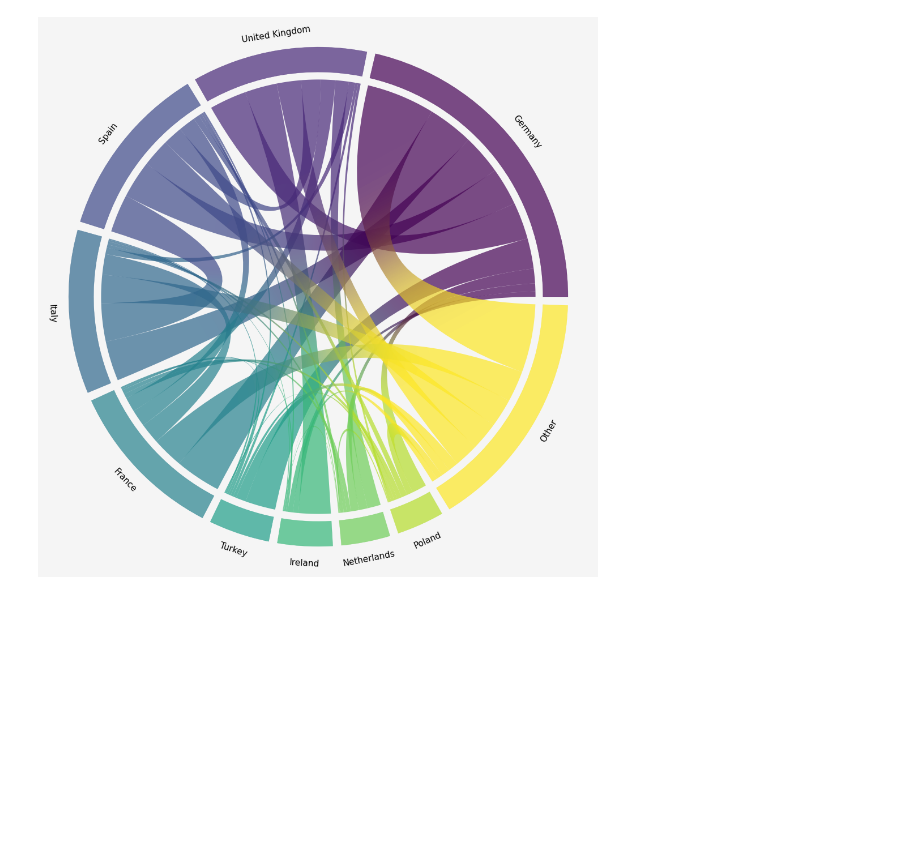
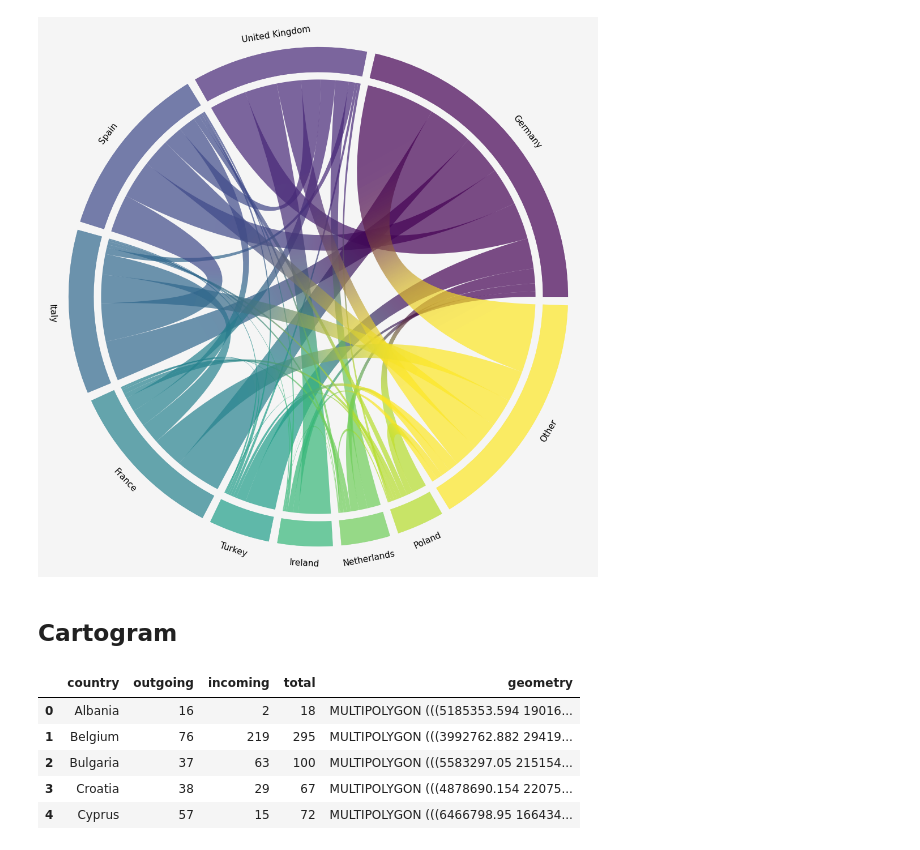
Before and after one commit to VSebastian8/cartography, a Jupyter notebook: portfolio/erasmus.ipynb, the cells around one changed output. Drawn from its saved outputs; the diff is of its cells as text; code cells hidden in the pictures; blank space fills up the shorter version.

```diff
--- a/portfolio/erasmus.ipynb
+++ b/portfolio/erasmus.ipynb
@@ -411,3 +411,57 @@ plt.tight_layout()
 plt.show()
 # %% [output]
 [figure]
+# %% [markdown]
+## Cartogram
+# %%
+# Count outgoing (origin) mobilities per country
+outgoing = (
+    mobility_europe
+    .groupby("origin_country")
+    .size()
+    .reset_index(name="outgoing")
+    .rename(columns={"origin_country": "country"})
+)
+
+# Count incoming (destination) mobilities per country
+incoming = (
+    mobility_europe
+    .groupby("destination_country")
+    .size()
+    .reset_index(name="incoming")
+    .rename(columns={"destination_country": "country"})
+)
+
+# Merge and compute total
+countries_df = (
+    outgoing
+    .merge(incoming, on="country", how="outer")
+    .fillna(0)
+    .assign(
+        outgoing=lambda x: x["outgoing"].astype(int),
+        incoming=lambda x: x["incoming"].astype(int),
+    )
+)
+countries_df["total"] = countries_df["outgoing"] + countries_df["incoming"]
+
+# Join geometry from europe_boundaries
+countries = gpd.GeoDataFrame(
+    countries_df.merge(
+        europe_gdf[["COUNTRY", "geometry"]],
+        left_on="country",
+        right_on="COUNTRY",
+        how="left"
+    ).drop(columns="COUNTRY"),
+    geometry="geometry",
+    crs=europe_gdf.crs,
+)
+
+countries = countries.drop_duplicates(subset="country").reset_index(drop=True)
+countries.head()
+# %% [output]
+|  | country | outgoing | incoming | total | geometry |
+| 0 | Albania | 16 | 2 | 18 | MULTIPOLYGON (((5185353.594 19016... |
+| 1 | Belgium | 76 | 219 | 295 | MULTIPOLYGON (((3992762.882 29419... |
+| 2 | Bulgaria | 37 | 63 | 100 | MULTIPOLYGON (((5583297.05 215154... |
+| 3 | Croatia | 38 | 29 | 67 | MULTIPOLYGON (((4878690.154 22075... |
+| 4 | Cyprus | 57 | 15 | 72 | MULTIPOLYGON (((6466798.95 166434... |
```
Also changed, not shown: parts of 9 cells of this notebook, 22 other files.
